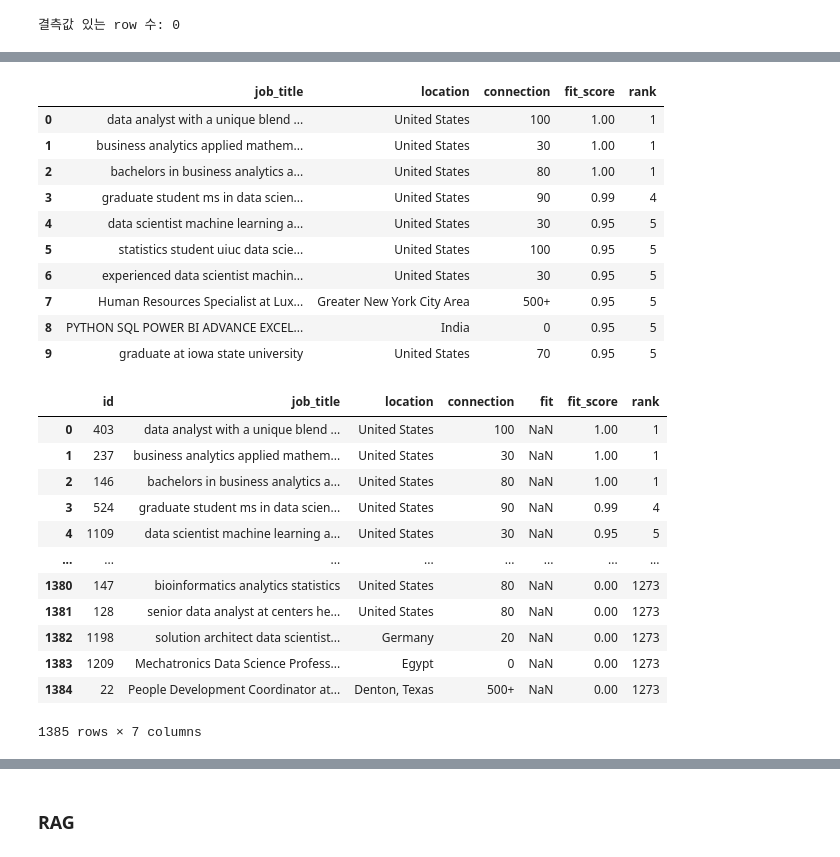
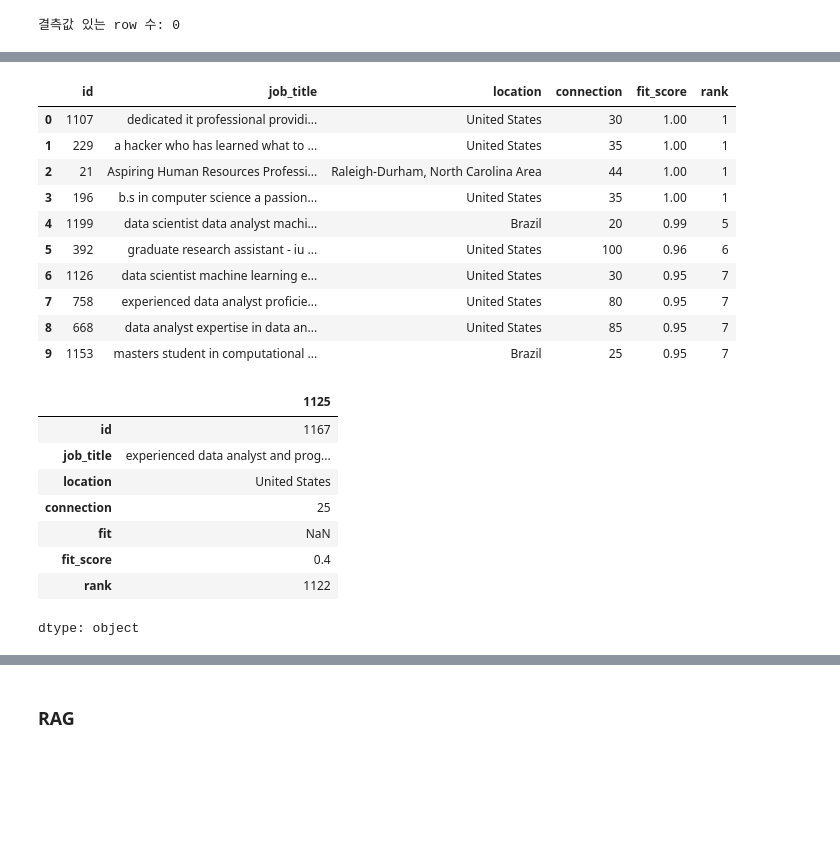
Before and after one commit to shinnew9/Apziva_practice_code, a Jupyter notebook: Project3-PotentialTalents/(mergedcsv)OLMoE_LLMFineTuning+LoRA+RAG.ipynb, the cells around one changed output, grey strips where cells are left out. Drawn from its saved outputs; the diff is of its cells as text; code cells hidden in the pictures; blank space fills up the shorter version.

```diff
--- a/Project3-PotentialTalents/(mergedcsv)OLMoE_LLMFineTuning+LoRA+RAG.ipynb
+++ b/Project3-PotentialTalents/(mergedcsv)OLMoE_LLMFineTuning+LoRA+RAG.ipynb
@@ -473,35 +503,31 @@ df_merged["rank"] = df_merged["fit_score"].rank(ascending=False, method="min").a
 df_merged_sorted = df_merged.sort_values(by="fit_score", ascending=False).reset_index(drop=True)
 
 # 결과 확인
-df_merged_sorted[["job_title", "location", "connection", "fit_score", "rank"]].head(10)
+df_merged_sorted[["id","job_title", "location", "connection", "fit_score", "rank"]].head(10)
 # %% [output]
-|  | job_title | location | connection | fit_score | rank |
-| 0 | data analyst with a unique blend ... | United States | 100 | 1.00 | 1 |
-| 1 | business analytics applied mathem... | United States | 30 | 1.00 | 1 |
-| 2 | bachelors in business analytics a... | United States | 80 | 1.00 | 1 |
-| 3 | graduate student ms in data scien... | United States | 90 | 0.99 | 4 |
-| 4 | data scientist machine learning a... | United States | 30 | 0.95 | 5 |
-| 5 | statistics student uiuc data scie... | United States | 100 | 0.95 | 5 |
-| 6 | experienced data scientist machin... | United States | 30 | 0.95 | 5 |
-| 7 | Human Resources Specialist at Lux... | Greater New York City Area | 500+ | 0.95 | 5 |
-| 8 | PYTHON SQL POWER BI ADVANCE EXCEL... | India | 0 | 0.95 | 5 |
-| 9 | graduate at iowa state university | United States | 70 | 0.95 | 5 |
+|  | id | job_title | location | connection | fit_score | rank |
+| 0 | 1107 | dedicated it professional providi... | United States | 30 | 1.00 | 1 |
+| 1 | 229 | a hacker who has learned what to ... | United States | 35 | 1.00 | 1 |
+| 2 | 21 | Aspiring Human Resources Professi... | Raleigh-Durham, North Carolina Area | 44 | 1.00 | 1 |
+| 3 | 196 | b.s in computer science a passion... | United States | 35 | 1.00 | 1 |
+| 4 | 1199 | data scientist data analyst machi... | Brazil | 20 | 0.99 | 5 |
+| 5 | 392 | graduate research assistant - iu ... | United States | 100 | 0.96 | 6 |
+| 6 | 1126 | data scientist machine learning e... | United States | 30 | 0.95 | 7 |
+| 7 | 758 | experienced data analyst proficie... | United States | 80 | 0.95 | 7 |
+| 8 | 668 | data analyst expertise in data an... | United States | 85 | 0.95 | 7 |
+| 9 | 1153 | masters student in computational ... | Brazil | 25 | 0.95 | 7 |
 # %%
-df_merged_sorted
+df_merged_sorted.loc[1125]
 # %% [output]
-|  | id | job_title | location | connection | fit | fit_score | rank |
-| 0 | 403 | data analyst with a unique blend ... | United States | 100 | NaN | 1.00 | 1 |
-| 1 | 237 | business analytics applied mathem... | United States | 30 | NaN | 1.00 | 1 |
-| 2 | 146 | bachelors in business analytics a... | United States | 80 | NaN | 1.00 | 1 |
-| 3 | 524 | graduate student ms in data scien... | United States | 90 | NaN | 0.99 | 4 |
-| 4 | 1109 | data scientist machine learning a... | United States | 30 | NaN | 0.95 | 5 |
-| ... | ... | ... | ... | ... | ... | ... | ... |
-| 1380 | 147 | bioinformatics analytics statistics | United States | 80 | NaN | 0.00 | 1273 |
-| 1381 | 128 | senior data analyst at centers he... | United States | 80 | NaN | 0.00 | 1273 |
-| 1382 | 1198 | solution architect data scientist... | Germany | 20 | NaN | 0.00 | 1273 |
-| 1383 | 1209 | Mechatronics Data Science Profess... | Egypt | 0 | NaN | 0.00 | 1273 |
-| 1384 | 22 | People Development Coordinator at... | Denton, Texas | 500+ | NaN | 0.00 | 1273 |
+|  | 1125 |
+| id | 1167 |
+| job_title | experienced data analyst and prog... |
+| location | United States |
+| connection | 25 |
+| fit | NaN |
+| fit_score | 0.4 |
+| rank | 1122 |
-1385 rows × 7 columns
+dtype: object
 # %%
 df_merged_sorted.to_csv('/content/drive/MyDrive/Apziva/3rd_PotentialTalents/fit_score_adjusted.csv')
 # %%
```
Also changed, not shown: parts of 23 cells of this notebook.
